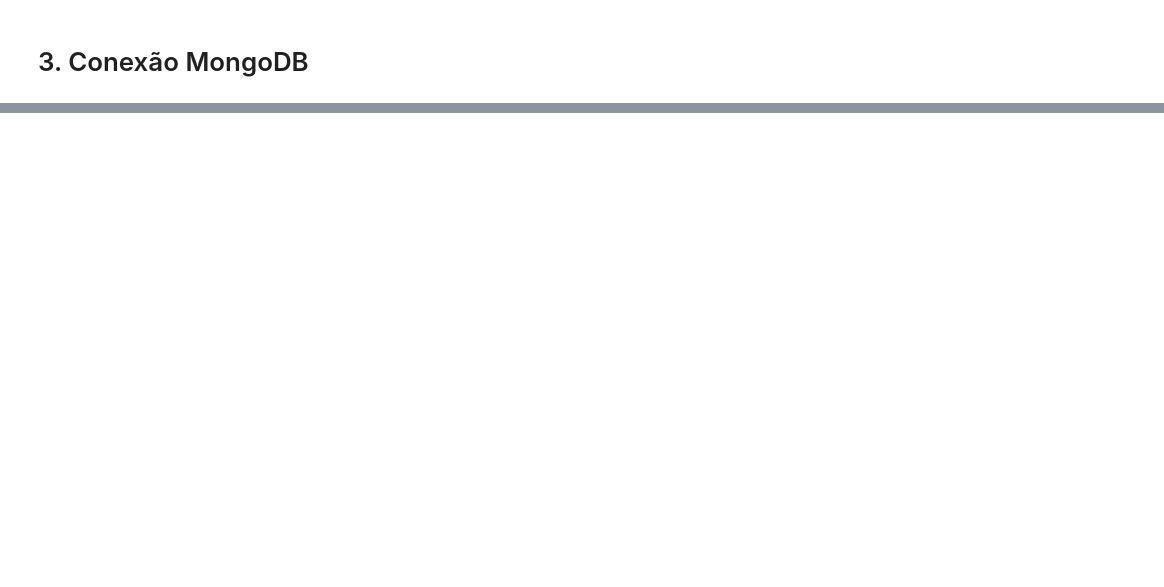
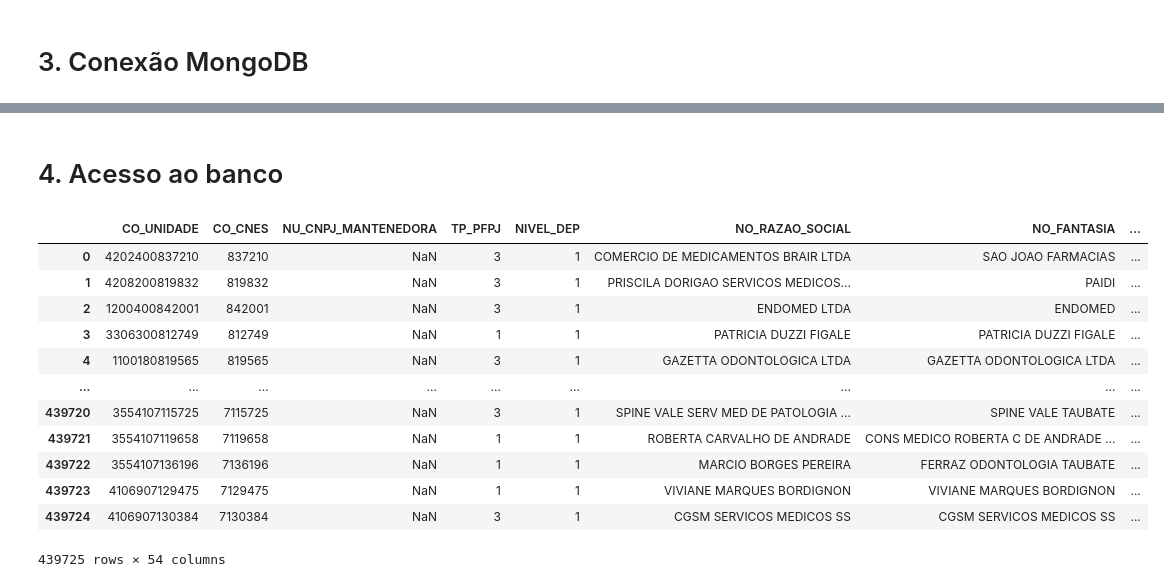
Before and after one commit to bombermal/Personal_Proj_Lais_Data_Engineer, a Jupyter notebook: main.ipynb, the cells around one changed output, grey strips where cells are left out. Cells and saved outputs as stored; diff of their text form; code cells hidden in the pictures; blank space fills up the shorter version.

Commit message:
"Data upload finished"

```diff
--- a/main.ipynb
+++ b/main.ipynb
@@ -254,0 +197,39 @@ collection_name.insert_many([item_1,item_2])
+# %%
+connectionUrl = 'mongodb://localhost:27017/?readPreference=primary&appname=MongoDB%20Compass&directConnection=true&ssl=false'
+client = pymongo.MongoClient(connectionUrl)
+db = client['LAIS_TESTE']
+
+for key in tqdm(dctKeys[1:]):
+    insertList = [row.to_dict() for _ , row in rawDataDict[key].iterrows()]
+    collection = db[key]
+    collection.insert_many(insertList)
+
+key = dctKeys[0]
+collection = db[key]
+df = rawDataDict[key]
+insertList = []
+
+for ii in tqdm(range(len(df))):
+    insertList.append(df.loc[ii].to_dict())
+    if ii % 10000 == 0:
+        collection.insert_many(insertList)
+        insertList = []
+collection.insert_many(insertList)
+# %% [markdown]
+# 4. Acesso ao banco
+# %%
+rawDataDict[key]
+# %% [output]
+|  | CO_UNIDADE | CO_CNES | NU_CNPJ_MANTENEDORA | TP_PFPJ | NIVEL_DEP | NO_RAZAO_SOCIAL | NO_FANTASIA | ... |
+| 0 | 4202400837210 | 837210 | NaN | 3 | 1 | COMERCIO DE MEDICAMENTOS BRAIR LTDA | SAO JOAO FARMACIAS | ... |
+| 1 | 4208200819832 | 819832 | NaN | 3 | 1 | PRISCILA DORIGAO SERVICOS MEDICOS... | PAIDI | ... |
+| 2 | 1200400842001 | 842001 | NaN | 3 | 1 | ENDOMED LTDA | ENDOMED | ... |
+| 3 | 3306300812749 | 812749 | NaN | 1 | 1 | PATRICIA DUZZI FIGALE | PATRICIA DUZZI FIGALE | ... |
+| 4 | 1100180819565 | 819565 | NaN | 3 | 1 | GAZETTA ODONTOLOGICA LTDA | GAZETTA ODONTOLOGICA LTDA | ... |
+| ... | ... | ... | ... | ... | ... | ... | ... | ... |
+| 439720 | 3554107115725 | 7115725 | NaN | 3 | 1 | SPINE VALE SERV MED DE PATOLOGIA ... | SPINE VALE TAUBATE | ... |
+| 439721 | 3554107119658 | 7119658 | NaN | 1 | 1 | ROBERTA CARVALHO DE ANDRADE | CONS MEDICO ROBERTA C DE ANDRADE ... | ... |
+| 439722 | 3554107136196 | 7136196 | NaN | 1 | 1 | MARCIO BORGES PEREIRA | FERRAZ ODONTOLOGIA TAUBATE | ... |
+| 439723 | 4106907129475 | 7129475 | NaN | 1 | 1 | VIVIANE MARQUES BORDIGNON | VIVIANE MARQUES BORDIGNON | ... |
+| 439724 | 4106907130384 | 7130384 | NaN | 3 | 1 | CGSM SERVICOS MEDICOS SS | CGSM SERVICOS MEDICOS SS | ... |
+439725 rows × 54 columns
```
Also changed, not shown: parts of 9 cells of this notebook, 1 other file.
